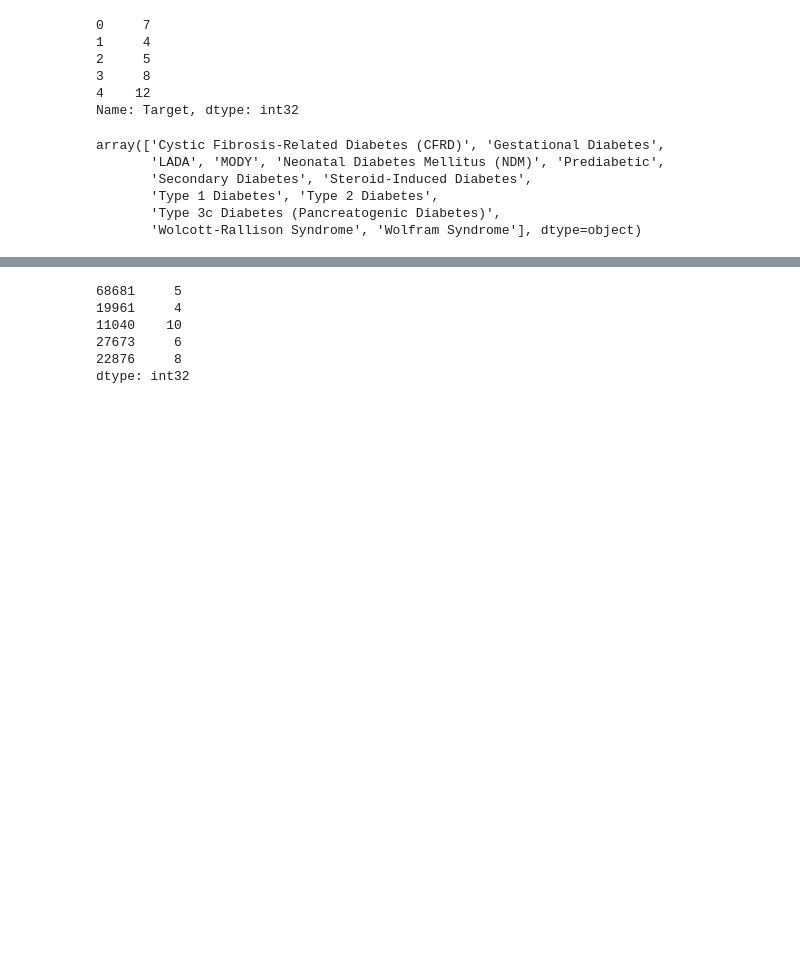
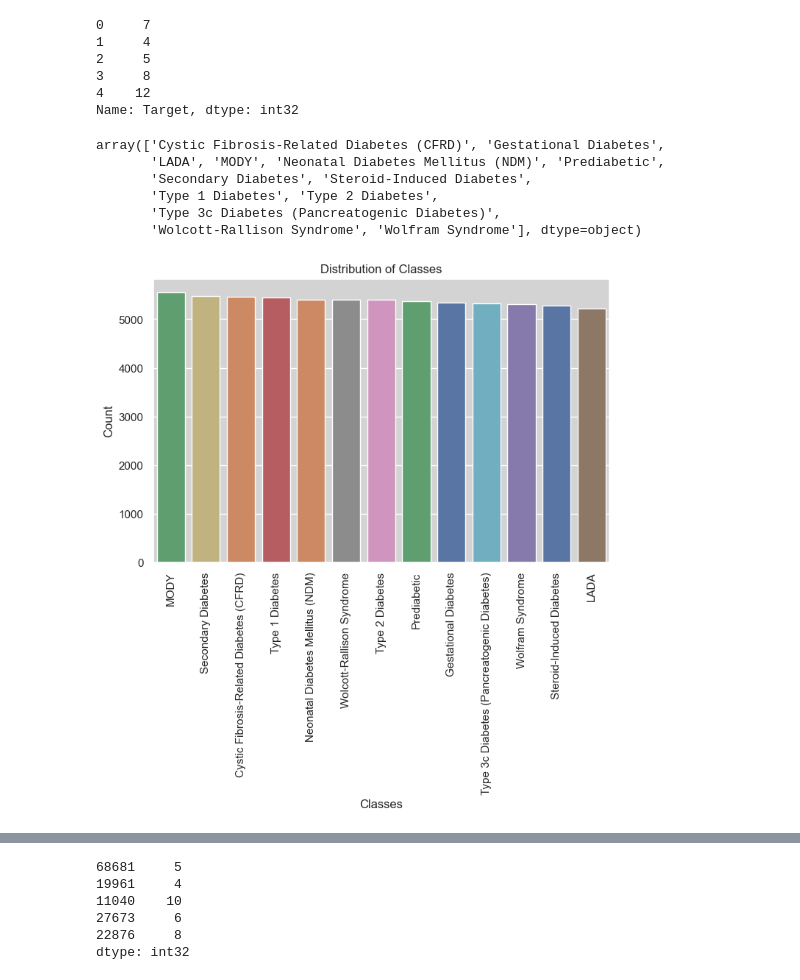
Before and after one commit to suleymangzy/SymbolicRegressionWhitGeneticPrograming, a Jupyter notebook: DiabetesSC-GP.ipynb, the cells around one changed output, grey strips where cells are left out. Cells and saved outputs as stored; diff of their text form; code cells hidden in the pictures; blank space fills up the shorter version.

```diff
--- a/DiabetesSC-GP.ipynb
+++ b/DiabetesSC-GP.ipynb
@@ -99,6 +108,18 @@ array(['Cystic Fibrosis-Related Diabetes (CFRD)', 'Gestational Diabetes',
        'Type 1 Diabetes', 'Type 2 Diabetes',
        'Type 3c Diabetes (Pancreatogenic Diabetes)',
        'Wolcott-Rallison Syndrome', 'Wolfram Syndrome'], dtype=object)
+# %%
+plt.figure(figsize=(8,5))
+sns.set_style('ticks')
+sns.set(rc={'axes.facecolor': 'lightgrey'})
+sns.countplot(x='Target', data=df, order=df['Target'].value_counts().index, hue='Target',palette="deep")
+plt.xticks(rotation=90)
+plt.title("Distribution of Classes")
+plt.xlabel("Classes")
+plt.ylabel("Count")
+plt.show()
+# %% [output]
+[figure, added]
 # %%
 function_set = ['add', 'sub', 'mul', 'div',
                 'sqrt', 'log', 'abs', 'neg', 'inv',
```
Also changed, not shown: parts of 4 cells of this notebook, 2 other files.
